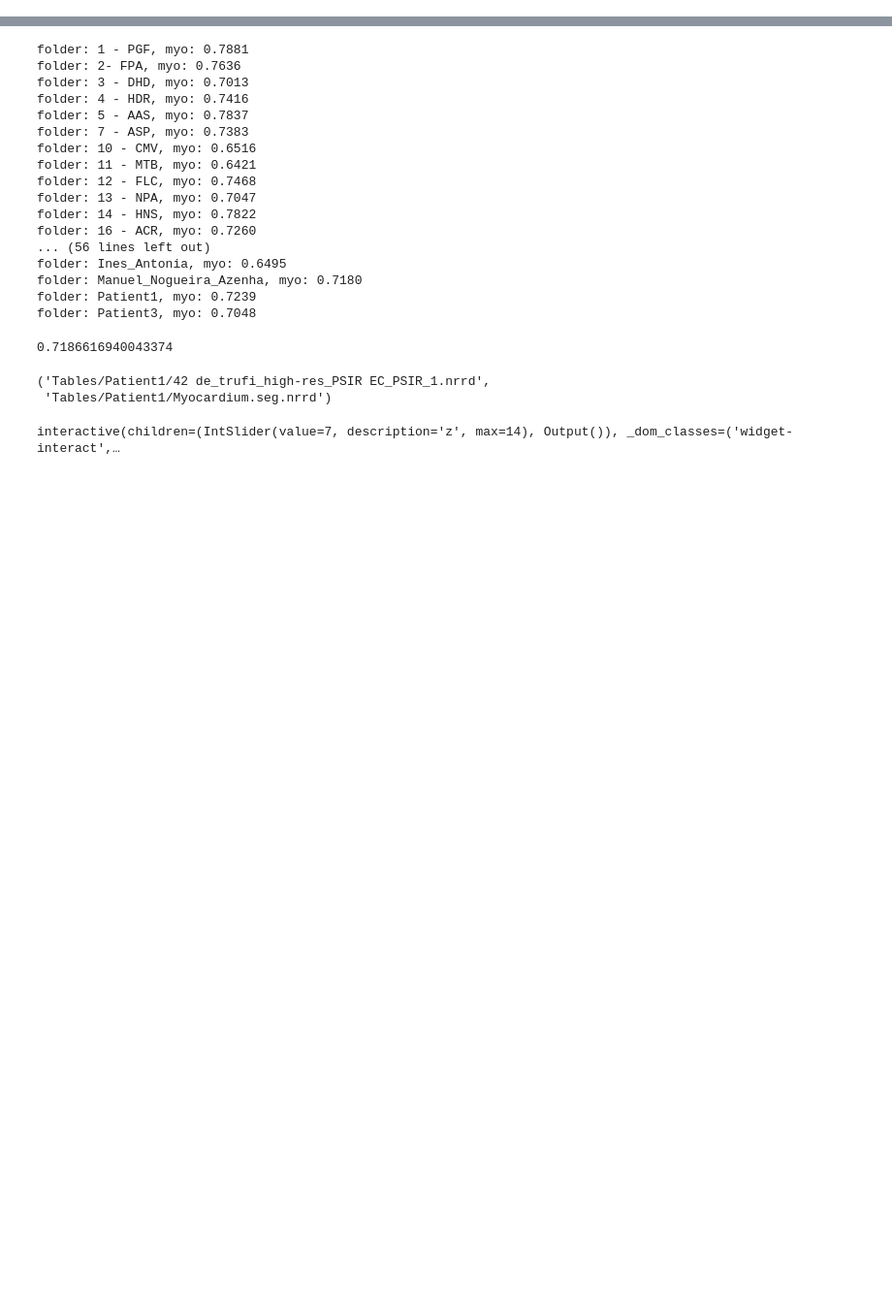
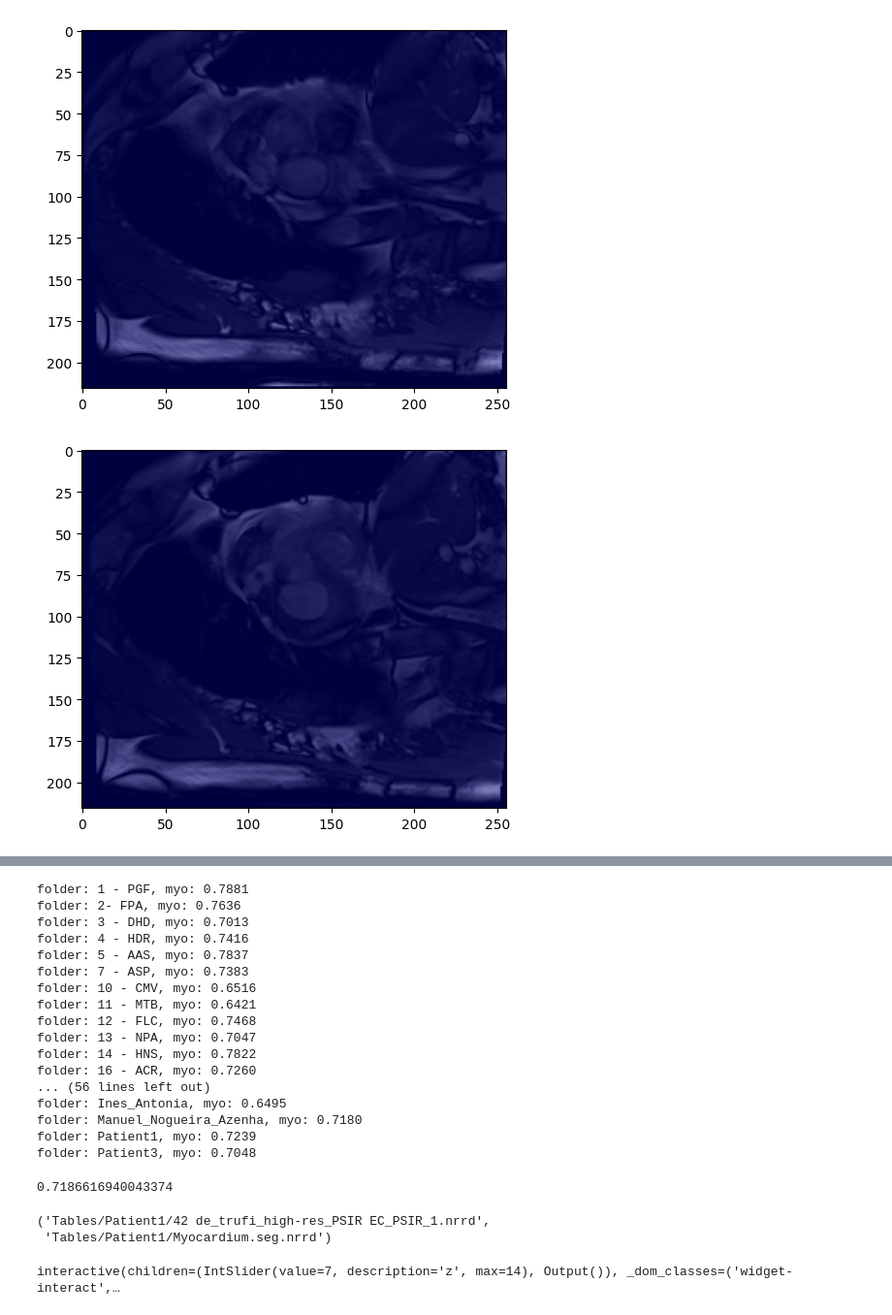
Before and after one commit to minhnhattrinh312/EMIDEC, a Jupyter notebook: test_newdata.ipynb, the cells around one changed output, grey strips where cells are left out. Shown at 97% size. Saved outputs shown, nothing was run; the diff lists cells and outputs as text; code cells hidden in the pictures; blank space fills up the shorter version.

```diff
--- a/test_newdata.ipynb
+++ b/test_newdata.ipynb
@@ -18,0 +69,10 @@ len(glob.glob("Tables/*"))
+# %%
+# show image and mask from slices
+for i in range(image.shape[2]):
+    plt.imshow(image[..., i], cmap="gray")
+    plt.imshow(mask[..., i], cmap="jet", alpha=0.5)
+    plt.show()
+    # break
+# %% [output]
+[figure, added]
+[figure, added]
```
Also changed, not shown: parts of 10 cells of this notebook, 17 other files.
